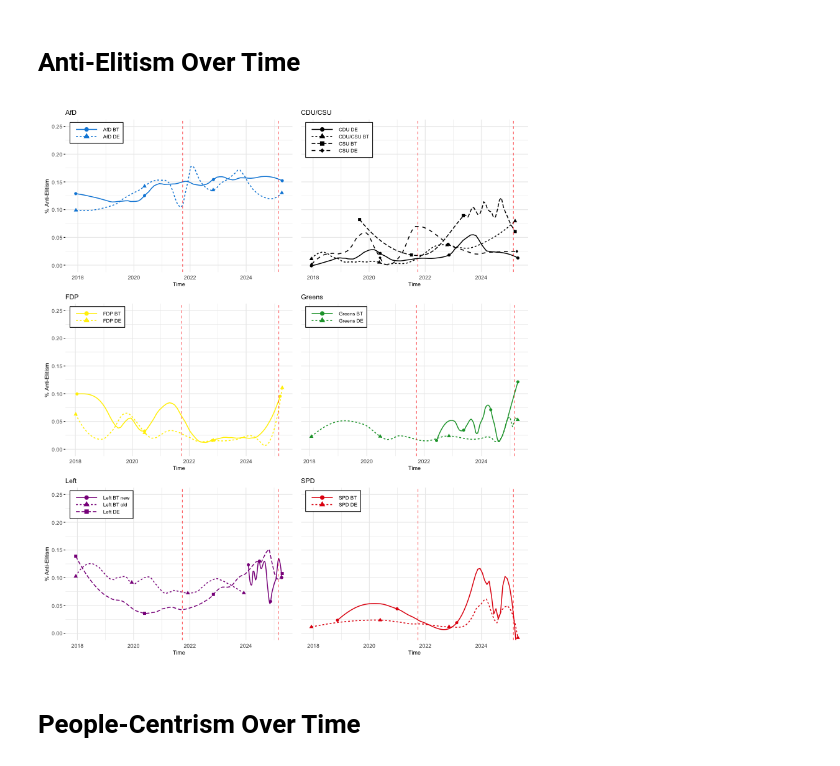
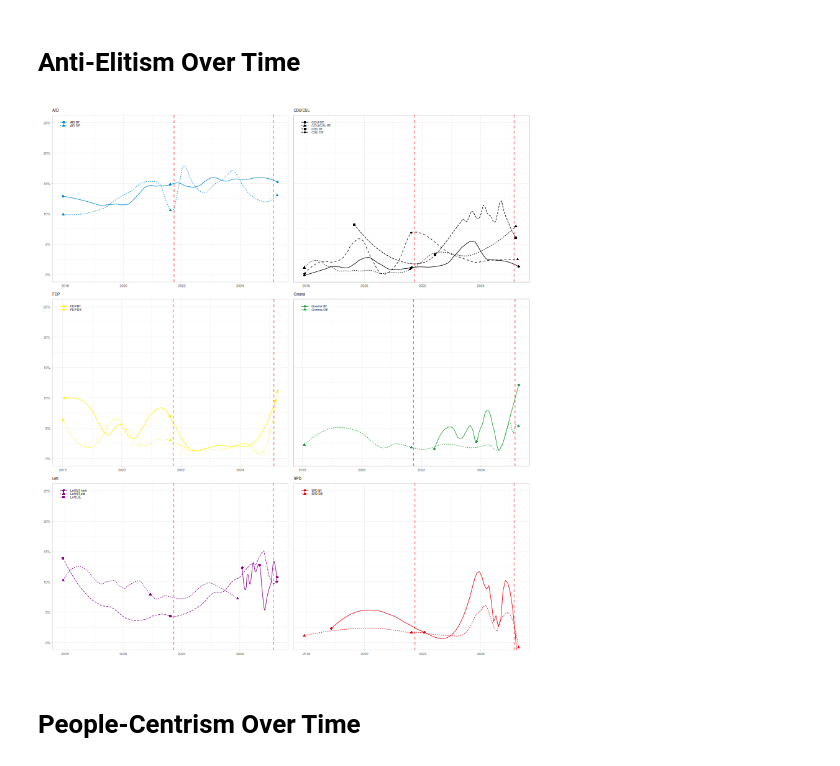
Before and after one commit to luerhard/anti-elitism-gets-views, a Jupyter notebook: pipeline/05-basic_descriptives.ipynb, the cells around one changed output. Drawn from its saved outputs; the diff is of its cells as text; code cells hidden in the pictures.

```diff
--- a/pipeline/05-basic_descriptives.ipynb
+++ b/pipeline/05-basic_descriptives.ipynb
@@ -326,3 +384,21 @@ options(warn = 0)
+# %%
+%%R
+
+options(warn = -1)
+p <- here(r_out, "/figures/populism_per_party.jpg")
+if (file.exists(p)) file.remove(p)
+
+ggsave(
+    p,
+    plot,
+    # device = cairo_ps,
+    # fallback_resolution = 1200,
+    dpi = 900,
+    units = "cm",
+    width=8,
+    height=10
+)
+options(warn = 0)
 # %% [markdown]
 # Anti-Elitism Over Time
 # %%
@@ -389,49 +465,50 @@ for(i in seq_along(parties)) {
         se = FALSE,
         span = 0.3,
         color = pmap[[p]],
-        size=0.7
+        size=0.4
     ) +
     stat_smooth_func(
         aes(shape = channel),
         method = "loess",
         span = 0.3,
         color = pmap[[p]],
-        size = 2,
-        n = 4,
+        size = 1.5,
+        n = 3,
         formula = y ~ x
     ) +
     scale_shape_manual(values = shape_values) +
+    scale_y_continuous(labels = scales::label_percent()) +
     geom_vline(xintercept = election_dates, color = "red", linetype = "dashed", alpha = 0.7) +
     coord_cartesian(ylim = c(0, 0.25)) +
     labs(
         title = p,
         y = if(is_right_column) NULL else "% Anti-Elitism",
         x = "Time") +
-    theme_minimal() +
+    theme_light(
+        base_size = 7
+    ) +
     theme(
       legend.position = c(0.02, 0.98),  # Top-left corner
       legend.justification = c(0, 1),
-      legend.background = element_rect(fill = "white"),
+      legend.background = element_blank(),
       legend.title = element_blank(),
-      legend.text = element_text(size = 8),
-      legend.key.size = unit(0.4, "cm"),
-      legend.key.width = unit(1.5, "cm"),
+      legend.text = element_text(size = 5),
+      legend.key.size = unit(0.1, "cm"),
+      legend.key.width = unit(0.5, "cm"),
+      axis.title.y = element_blank(),
+      axis.title.x = element_blank(),
       axis.text.y = if(is_right_column) element_blank() else element_text(),
       axis.ticks.y = if(is_right_column) element_blank() else element_line(),
-      title = element_text(size = 9)
-
+      strip.text = element_text(size = 5),
+      title = element_text(size = 5)
     ) +
     guides(
-        shape = guide_legend(override.aes = list(size = 3)),
+        shape = guide_legend(override.aes = list(size = 1.5)),
     )
 }
 
 # Combine plots
 plot <- wrap_plots(plots, ncol = 2)
-
-path <- here("reports", "figures", "elite_over_time.svg")
-if (file.exists(path)) file.remove(path)
-ggsave(path, plot, width = PLOT_WIDTH, height = PLOT_HEIGHT)
 plot
 # %% [output]
-[figure, old version]
+[figure, new version]
```
Also changed, not shown: parts of 8 cells of this notebook, 28 other files.
